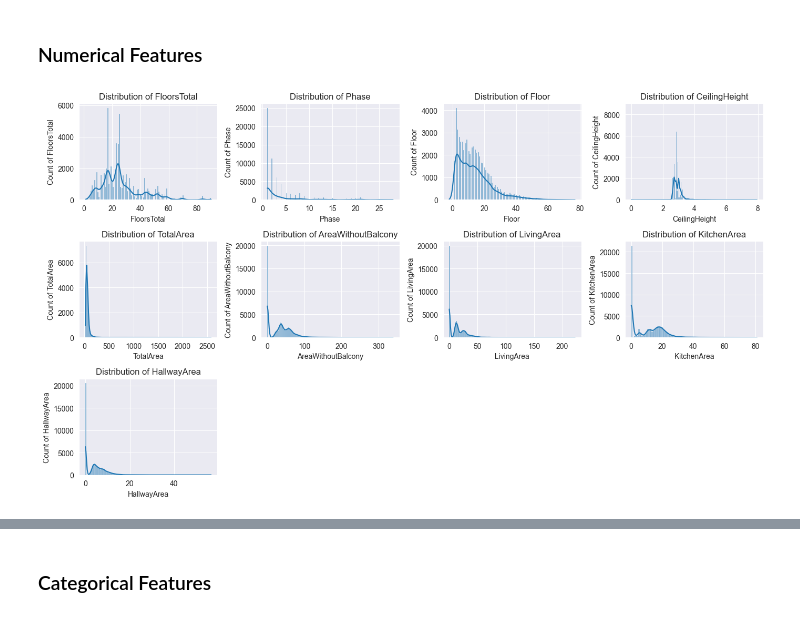
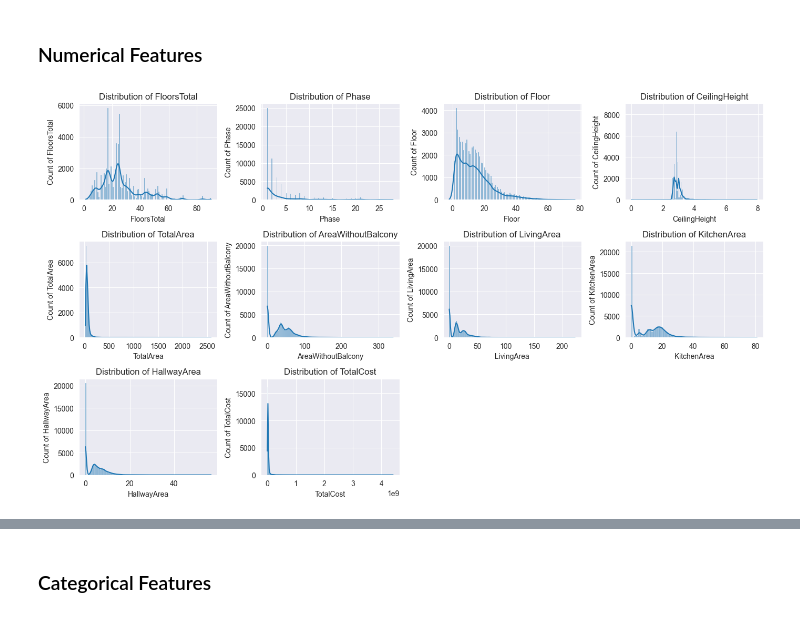
Before and after one commit to mcikalmerdeka/samolet-apart-prediction, a Jupyter notebook: notebook.ipynb, the cells around one changed output, grey strips where cells are left out. Saved outputs shown, nothing was run; the diff lists cells and outputs as text; code cells hidden in the pictures.

Commit message:
add target variable in numerical univariate EDA

```diff
--- a/notebook.ipynb
+++ b/notebook.ipynb
@@ -116,11 +116,11 @@ Categorical features: 10
 # %%
 # Checking the distribution and statistical summary of the numerical values
 from src.core import plot_dynamic_hisplots_kdeplots, describe_numerical_combined
-plot_dynamic_hisplots_kdeplots(df=df, col_series=numerical_features, ncols=4, figsize=(14, 8))
+plot_dynamic_hisplots_kdeplots(df=df, col_series=numerical_features + [target], ncols=4, figsize=(14, 8))
 
 # Display the overall statistics for numerical columns
-numerical_summary = describe_numerical_combined(df, numerical_features)
+numerical_summary = describe_numerical_combined(df, numerical_features + [target])
 display(numerical_summary)
 # %% [output]
-[figure, old version]
+[figure, new version]
 |  | Feature | overall_count | overall_mean | overall_std | overall_min | overall_25% | overall_50% | overall_75% | ... |
```
Also changed, not shown: parts of 1 cell of this notebook.
